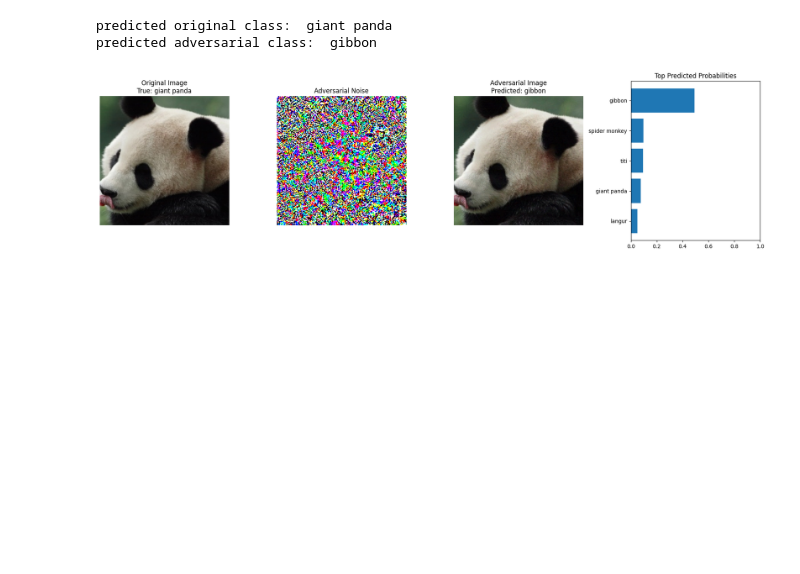
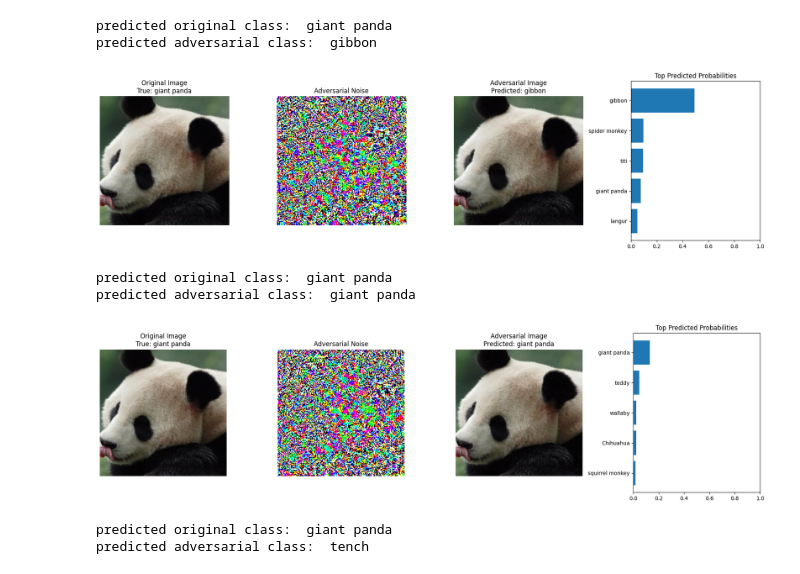
Before and after one commit to isaadbashir/adverserial-noise, a Jupyter notebook: examples/adverserial_fgsm.ipynb, the cells around one changed output. Cells and saved outputs as stored; diff of their text form; code cells hidden in the pictures; blank space fills up the shorter version.

```diff
--- a/examples/adverserial_fgsm.ipynb
+++ b/examples/adverserial_fgsm.ipynb
@@ -70,3 +70,70 @@ utils.visualize_attack(
 )
 # %% [output]
 [figure]
+# %%
+target_class_index = torch.tensor([0], device=device)
+
+adv_tensor, noise_tensor = adversarial_attack.run_attack(
+    model=model,
+    inputs=img_tensor,
+    targets=target_class_index,
+    attack_type=AttackTypes.FGSM,
+    loss_fn=torch.nn.CrossEntropyLoss(reduction="sum"),
+)
+
+probs_orig = utils.get_pred_probs(model, img_tensor, backend=BackendTypes.PYTORCH)
+probs_adv = utils.get_pred_probs(model, adv_tensor, backend=BackendTypes.PYTORCH)
+
+pred_class_orig = np.argmax(probs_orig)
+pred_class_adv = np.argmax(probs_adv)
+
+class_names = utils.load_imagenet_classes()
+
+print("predicted original class: ", class_names[pred_class_orig])
+print("predicted adversarial class: ", class_names[pred_class_adv])
+# %% [output]
+predicted original class:  giant panda
+predicted adversarial class:  giant panda
+# %%
+utils.visualize_attack(
+    original=img_tensor,
+    adversarial=adv_tensor,
+    noise=noise_tensor,
+    probs=probs_adv,
+    predicted_class=class_names[pred_class_adv],
+    true_class=class_names[pred_class_orig],
+    class_names=class_names,
+    backend=BackendTypes.PYTORCH,
+)
+# %% [output]
+[figure, added]
+# %%
+img_tensor = utils.image_to_tensor(
+    img, size=(224, 224), backend=BackendTypes.PYTORCH
+).to(device)
+target_class_index = torch.tensor([0], device=device)
+
+adv_tensor, noise_tensor = adversarial_attack.run_attack(
+    model=model,
+    inputs=img_tensor,
+    targets=target_class_index,
+    attack_type=AttackTypes.PGD,
+    loss_fn=torch.nn.CrossEntropyLoss(reduction="sum"),
+    step_size=0.01,
+    num_iterations=10,
+    random_start=True,
+)
+
+probs_orig = utils.get_pred_probs(model, img_tensor, backend=BackendTypes.PYTORCH)
+probs_adv = utils.get_pred_probs(model, adv_tensor, backend=BackendTypes.PYTORCH)
+
+pred_class_orig = np.argmax(probs_orig)
+pred_class_adv = np.argmax(probs_adv)
+
+class_names = utils.load_imagenet_classes()
+
+print("predicted original class: ", class_names[pred_class_orig])
+print("predicted adversarial class: ", class_names[pred_class_adv])
+# %% [output]
+predicted original class:  giant panda
+predicted adversarial class:  tench
```
Also changed, not shown: parts of 1 cell of this notebook, 4 other files.
